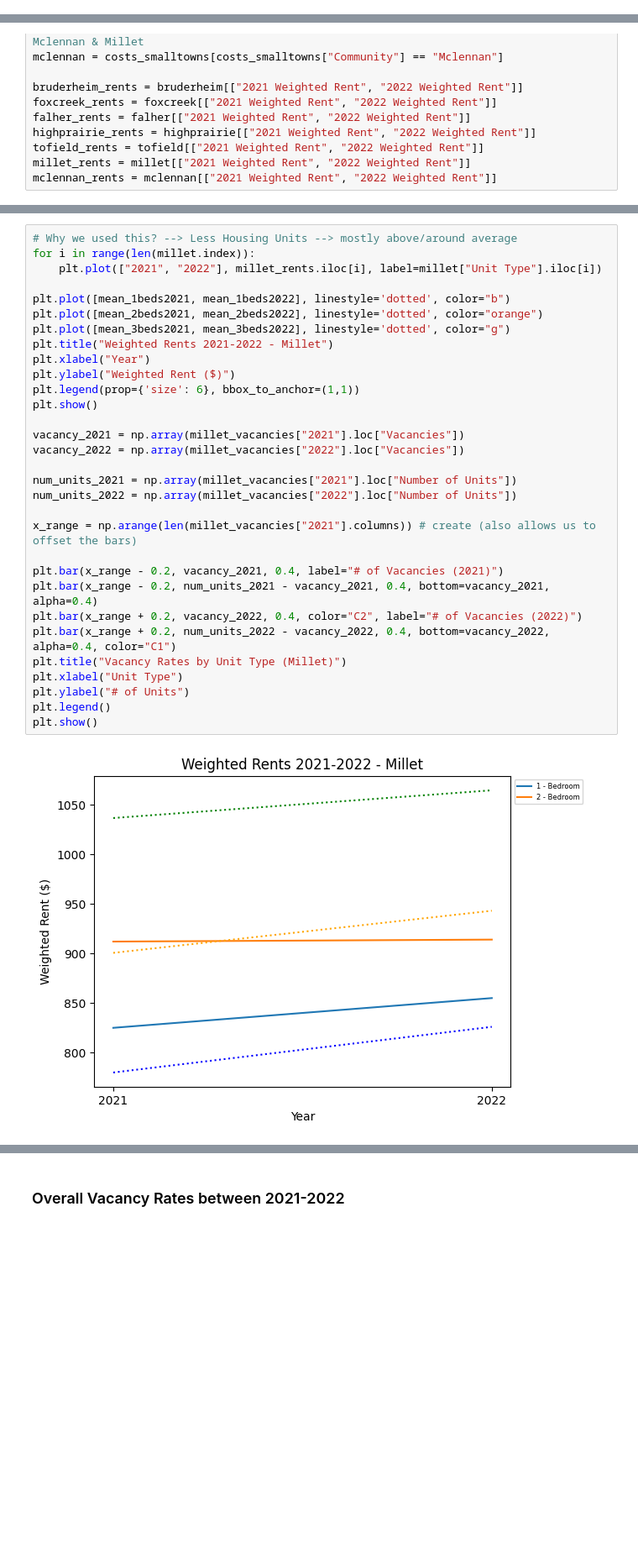
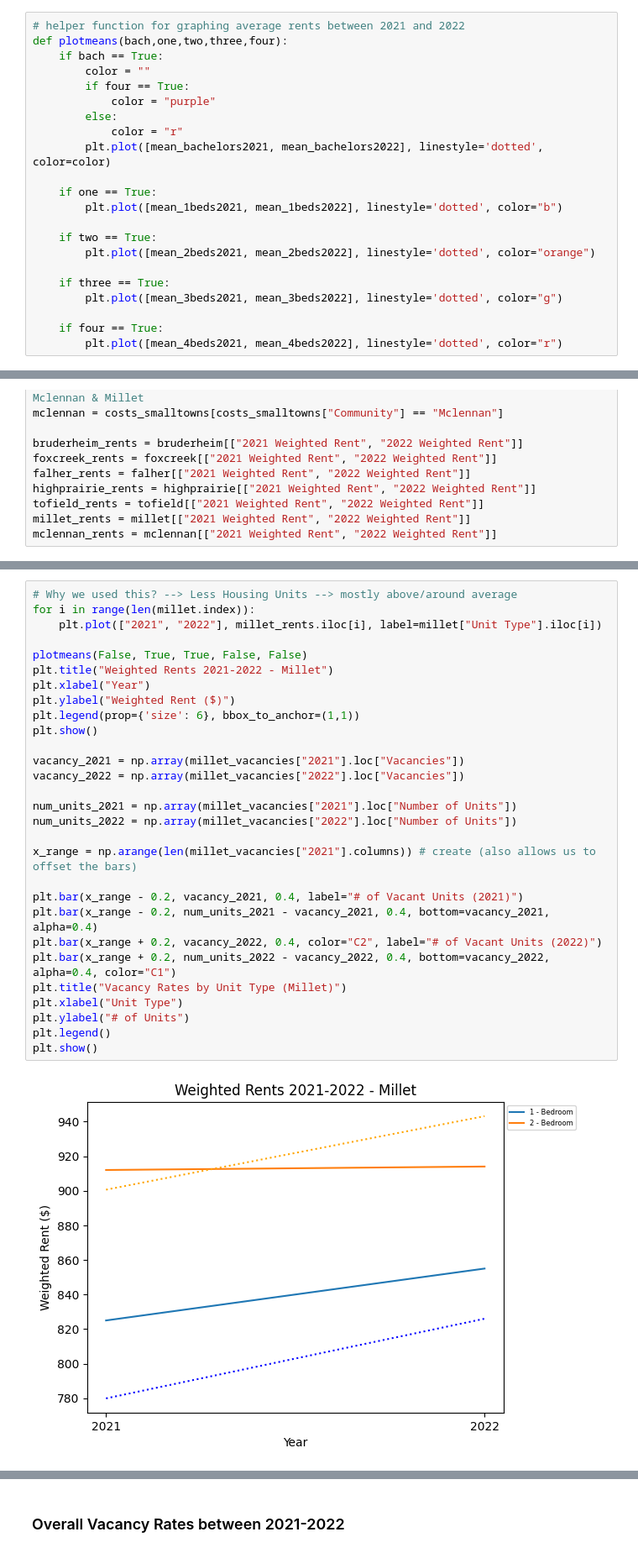
Before and after one commit to Mathemusician1729/DATA-221-Project, a Jupyter notebook: 221-Project.ipynb, the cells around one changed output, grey strips where cells are left out. Shown at 84% size. Cells and saved outputs as stored; diff of their text form; blank space fills up the shorter version.

```diff
--- a/221-Project.ipynb
+++ b/221-Project.ipynb
@@ -397,6 +729,28 @@ print("2022 Mean 4+ Bedroom Rents:",mean_4beds2022)
 2022 Mean 2 - Bedroom Rents: 943.1186440677966
 2022 Mean 3 - Bedroom Rents: 1064.6041666666667
 2022 Mean 4+ Bedroom Rents: 1708.6
+# %%
+# helper function for graphing average rents between 2021 and 2022
+def plotmeans(bach,one,two,three,four):
+    if bach == True:
+        color = ""
+        if four == True:
+            color = "purple"
+        else:
+            color = "r"
+        plt.plot([mean_bachelors2021, mean_bachelors2022], linestyle='dotted', color=color)
+
+    if one == True:
+        plt.plot([mean_1beds2021, mean_1beds2022], linestyle='dotted', color="b")
+
+    if two == True:
+        plt.plot([mean_2beds2021, mean_2beds2022], linestyle='dotted', color="orange")
+
+    if three == True:
+        plt.plot([mean_3beds2021, mean_3beds2022], linestyle='dotted', color="g")
+
+    if four == True:
+        plt.plot([mean_4beds2021, mean_4beds2022], linestyle='dotted', color="r")
 # %%
 # Divide population into different sizes
 population_labels, population_bins = pd.qcut(table9_cleaned["2022"], 3, retbins=True) #
@@ -643,33 +979,31 @@ plt.show()
 # %%
 # Why we used this? --> Less Housing Units --> mostly above/around average
 for i in range(len(millet.index)):
     plt.plot(["2021", "2022"], millet_rents.iloc[i], label=millet["Unit Type"].iloc[i])
 
-plt.plot([mean_1beds2021, mean_1beds2022], linestyle='dotted', color="b")
-plt.plot([mean_2beds2021, mean_2beds2022], linestyle='dotted', color="orange")
-plt.plot([mean_3beds2021, mean_3beds2022], linestyle='dotted', color="g")
+plotmeans(False, True, True, False, False)
 plt.title("Weighted Rents 2021-2022 - Millet")
 plt.xlabel("Year")
 plt.ylabel("Weighted Rent ($)")
 plt.legend(prop={'size': 6}, bbox_to_anchor=(1,1))
 plt.show()
 
 vacancy_2021 = np.array(millet_vacancies["2021"].loc["Vacancies"])
 vacancy_2022 = np.array(millet_vacancies["2022"].loc["Vacancies"])
 
 num_units_2021 = np.array(millet_vacancies["2021"].loc["Number of Units"])
 num_units_2022 = np.array(millet_vacancies["2022"].loc["Number of Units"])
 
 x_range = np.arange(len(millet_vacancies["2021"].columns)) # create (also allows us to offset the bars)
 
-plt.bar(x_range - 0.2, vacancy_2021, 0.4, label="# of Vacancies (2021)")
+plt.bar(x_range - 0.2, vacancy_2021, 0.4, label="# of Vacant Units (2021)")
 plt.bar(x_range - 0.2, num_units_2021 - vacancy_2021, 0.4, bottom=vacancy_2021, alpha=0.4)
-plt.bar(x_range + 0.2, vacancy_2022, 0.4, color="C2", label="# of Vacancies (2022)")
+plt.bar(x_range + 0.2, vacancy_2022, 0.4, color="C2", label="# of Vacant Units (2022)")
 plt.bar(x_range + 0.2, num_units_2022 - vacancy_2022, 0.4, bottom=vacancy_2022, alpha=0.4, color="C1")
 plt.title("Vacancy Rates by Unit Type (Millet)")
 plt.xlabel("Unit Type")
 plt.ylabel("# of Units")
 plt.legend()
 plt.show()
 # %% [output]
-[figure, old version]
+[figure, new version]
```
Also changed, not shown: parts of 51 cells of this notebook.
